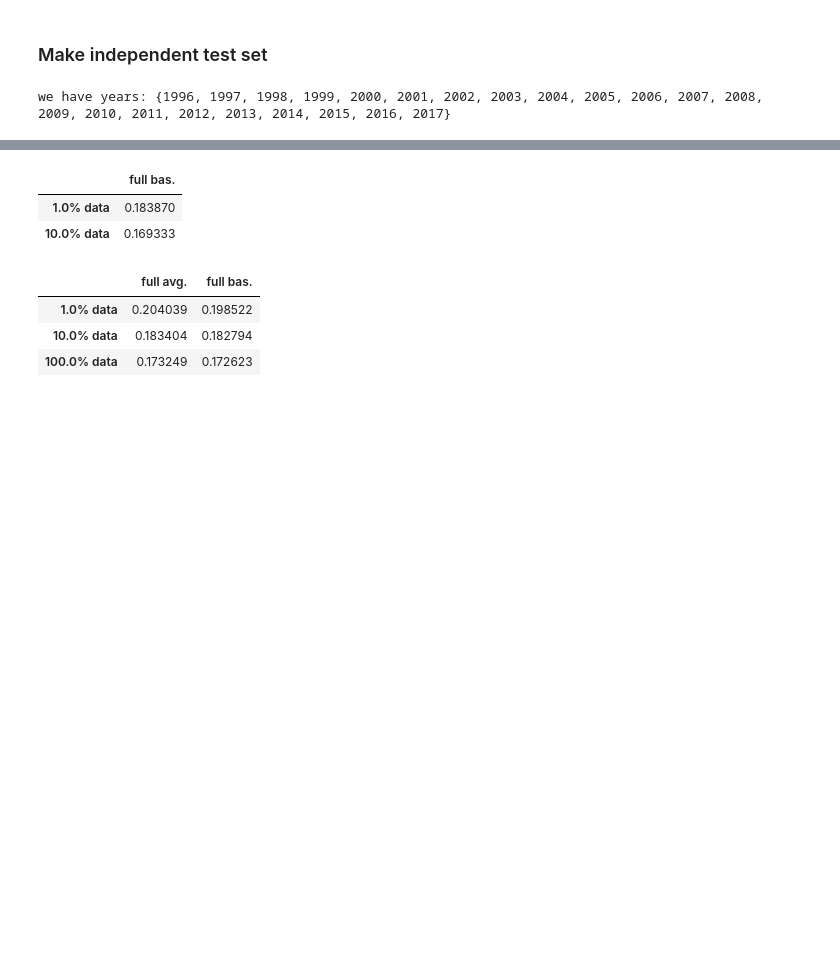
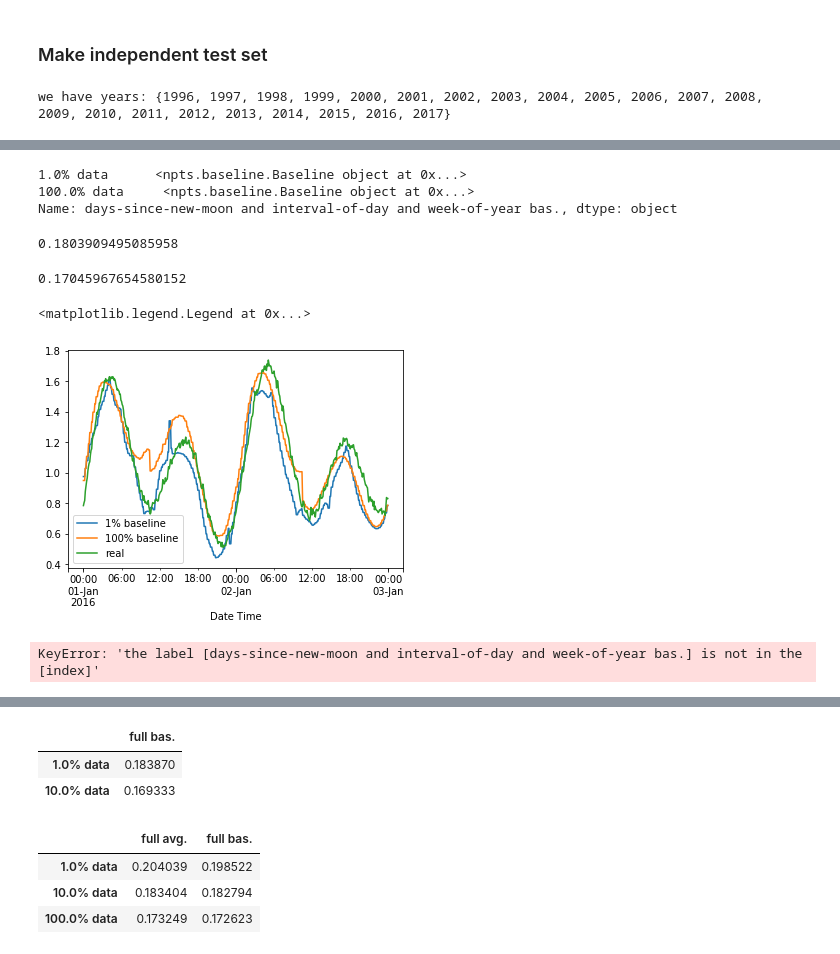
Before and after one commit to yowtzu/non_par_ts, a Jupyter notebook: examples/TidesPointReyes.ipynb, the cells around one changed output, grey strips where cells are left out. Cells and saved outputs as stored; diff of their text form; code cells hidden in the pictures; blank space fills up the shorter version.

```diff
--- a/examples/TidesPointReyes.ipynb
+++ b/examples/TidesPointReyes.ipynb
@@ -199,3 +229,34 @@ KeyboardInterrupt:
+# %%
+baselines = model_objs.T.loc['days-since-new-moon and interval-of-day and week-of-year bas.']
+baselines
+# %% [output]
+1.0% data      <npts.baseline.Baseline object at 0x...>
+100.0% data     <npts.baseline.Baseline object at 0x...>
+Name: days-since-new-moon and interval-of-day and week-of-year bas., dtype: object
+# %%
+np.sqrt(np.mean((indep_test - baselines[0].predict(indep_test.index))**2))
+# %% [output]
+0.1803909495085958
+# %%
+np.sqrt(np.mean((indep_test - baselines[1].predict(indep_test.index))**2))
+# %% [output]
+0.17045967654580152
+# %%
+test_window = indep_test[:240*2]
+
+baselines[0].predict(test_window.index).plot(label='1% baseline')
+baselines[1].predict(test_window.index).plot(label='100% baseline')
+
+test_window.plot(label='real')
+plt.legend(loc='lower left')
+# %% [output]
+<matplotlib.legend.Legend at 0x...>
+[figure, added]
+# %%
+model_objs.loc['days-since-new-moon and interval-of-day and week-of-year bas.'][0].predict(indep_test.index[:1600]).plot()
+(indep_test)[:1600].plot()
+# %% [output]
+KeyError: 'the label [days-since-new-moon and interval-of-day and week-of-year bas.] is not in the [index]'
 # %%
 indep_test_rmse
 # %% [output]
```
Also changed, not shown: parts of 12 cells of this notebook, 3 other files.
